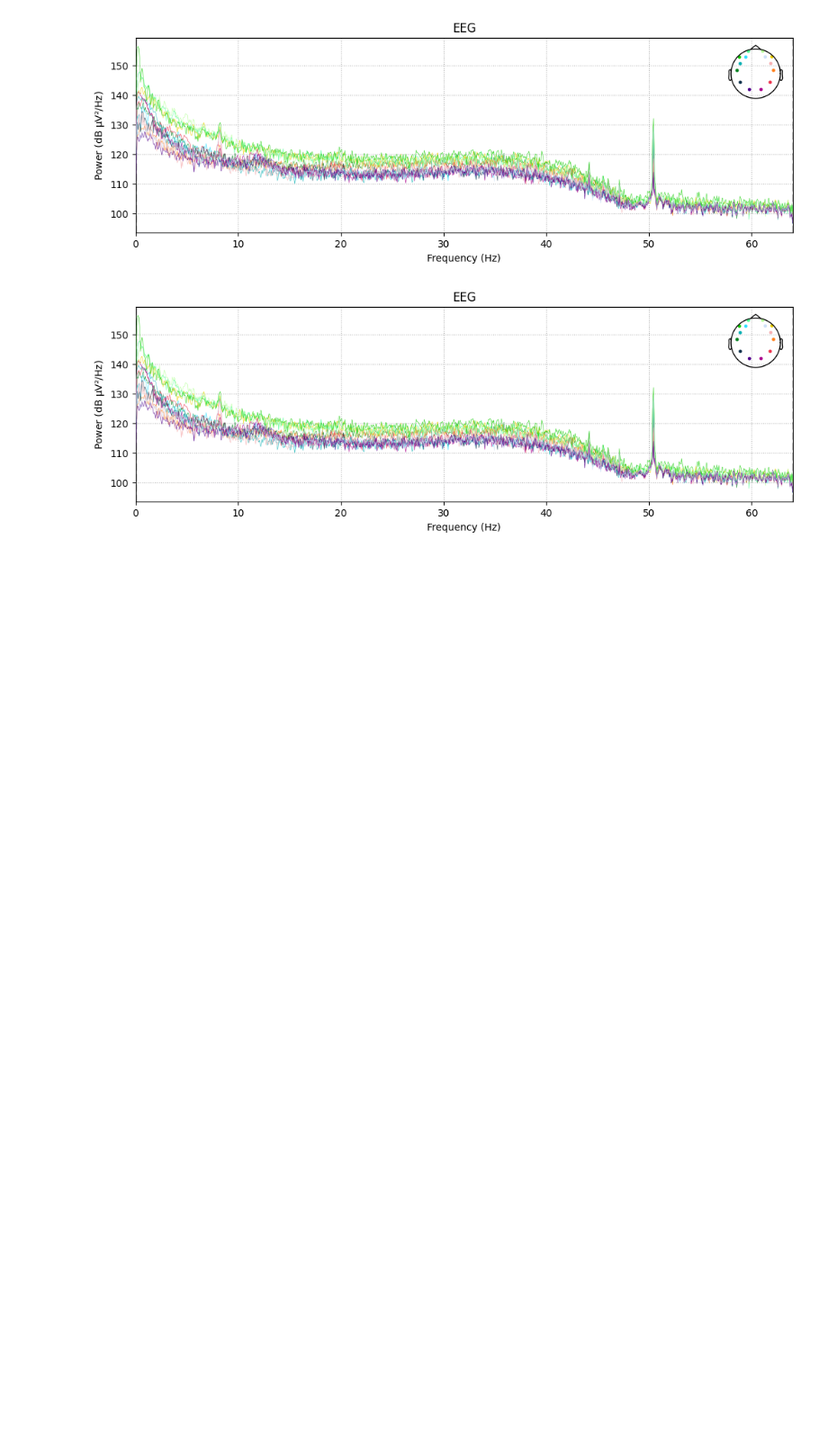
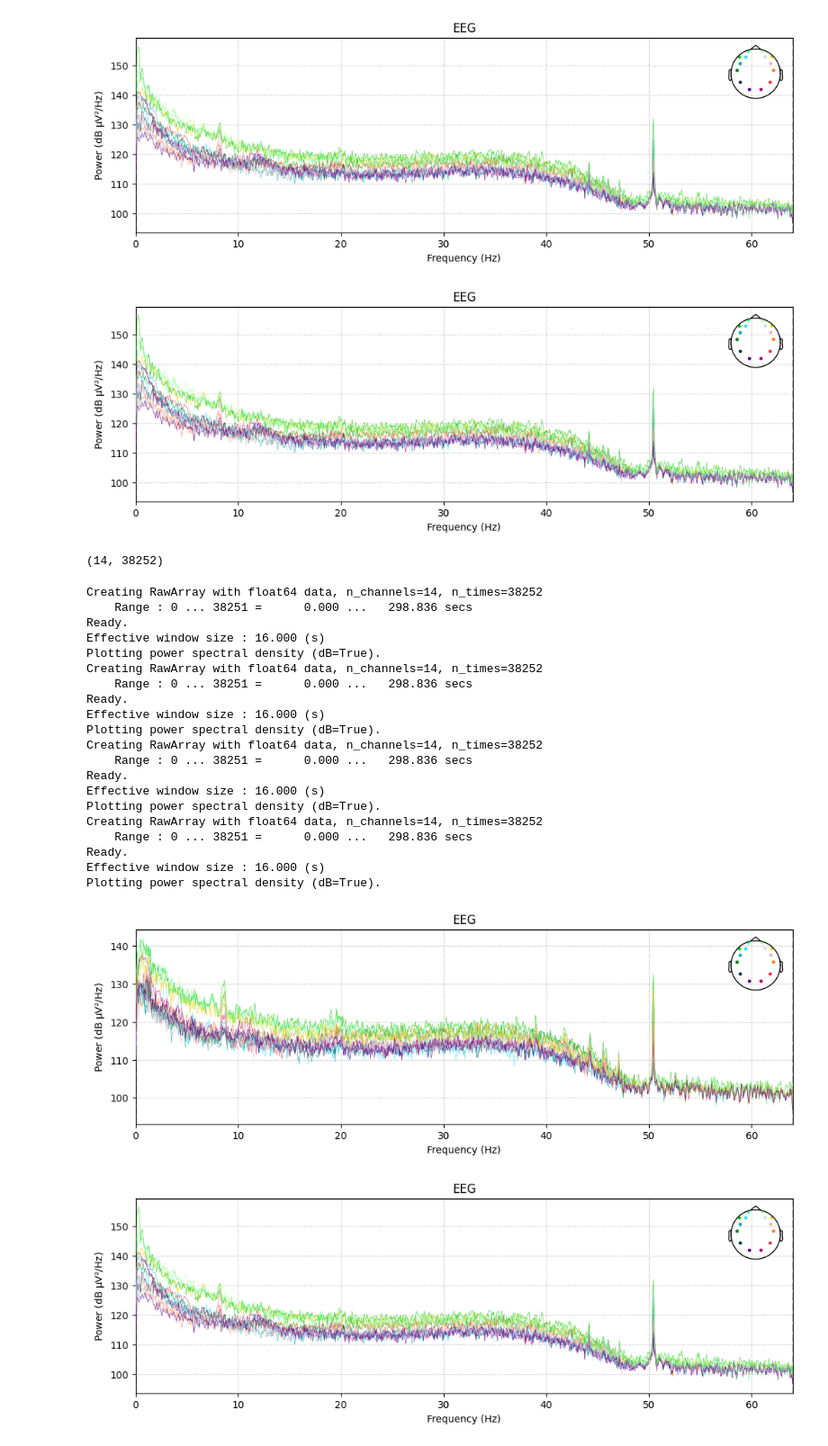
Before and after one commit to TheAgaveFairy/MusicGeneration, a Jupyter notebook: exploring_eeg.ipynb, the cells around one changed output. Shown at 90% size. Drawn from its saved outputs; the diff is of its cells as text; code cells hidden in the pictures; blank space fills up the shorter version.

```diff
--- a/exploring_eeg.ipynb
+++ b/exploring_eeg.ipynb
@@ -171,3 +164,44 @@ Effective window size : 16.000 (s)
 Plotting power spectral density (dB=True).
 [figure]
 [figure]
+# %%
+raw._data.shape
+# %% [output]
+(14, 38252)
+# %%
+def plot_patient(pn):
+  #pn = str(pn)
+  for g in range(1, 5):
+    g = str(g)
+    test_csv = os.path.join(path, f'(S{pn})/Preprocessed EEG Data/.csv format/S{pn}G{g}AllChannels.csv')
+    df = pd.read_csv(test_csv)
+    df = df.drop(columns=['Unnamed: 14'])
+    mne_info = mne.create_info(col_names, sfreq=128, ch_types='eeg') # sr should mean 5min result
+    raw = mne.io.RawArray(df.transpose(), mne_info)
+    raw.set_montage('standard_1005')
+    raw.compute_psd().plot()
+
+plot_patient(11)
+# %% [output]
+Creating RawArray with float64 data, n_channels=14, n_times=38252
+    Range : 0 ... 38251 =      0.000 ...   298.836 secs
+Ready.
+Effective window size : 16.000 (s)
+Plotting power spectral density (dB=True).
+Creating RawArray with float64 data, n_channels=14, n_times=38252
+    Range : 0 ... 38251 =      0.000 ...   298.836 secs
+Ready.
+Effective window size : 16.000 (s)
+Plotting power spectral density (dB=True).
+Creating RawArray with float64 data, n_channels=14, n_times=38252
+    Range : 0 ... 38251 =      0.000 ...   298.836 secs
+Ready.
+Effective window size : 16.000 (s)
+Plotting power spectral density (dB=True).
+Creating RawArray with float64 data, n_channels=14, n_times=38252
+    Range : 0 ... 38251 =      0.000 ...   298.836 secs
+Ready.
+Effective window size : 16.000 (s)
+Plotting power spectral density (dB=True).
+[figure, added]
+[figure, added]
```
Also changed, not shown: parts of 9 cells of this notebook, 1 other file.
